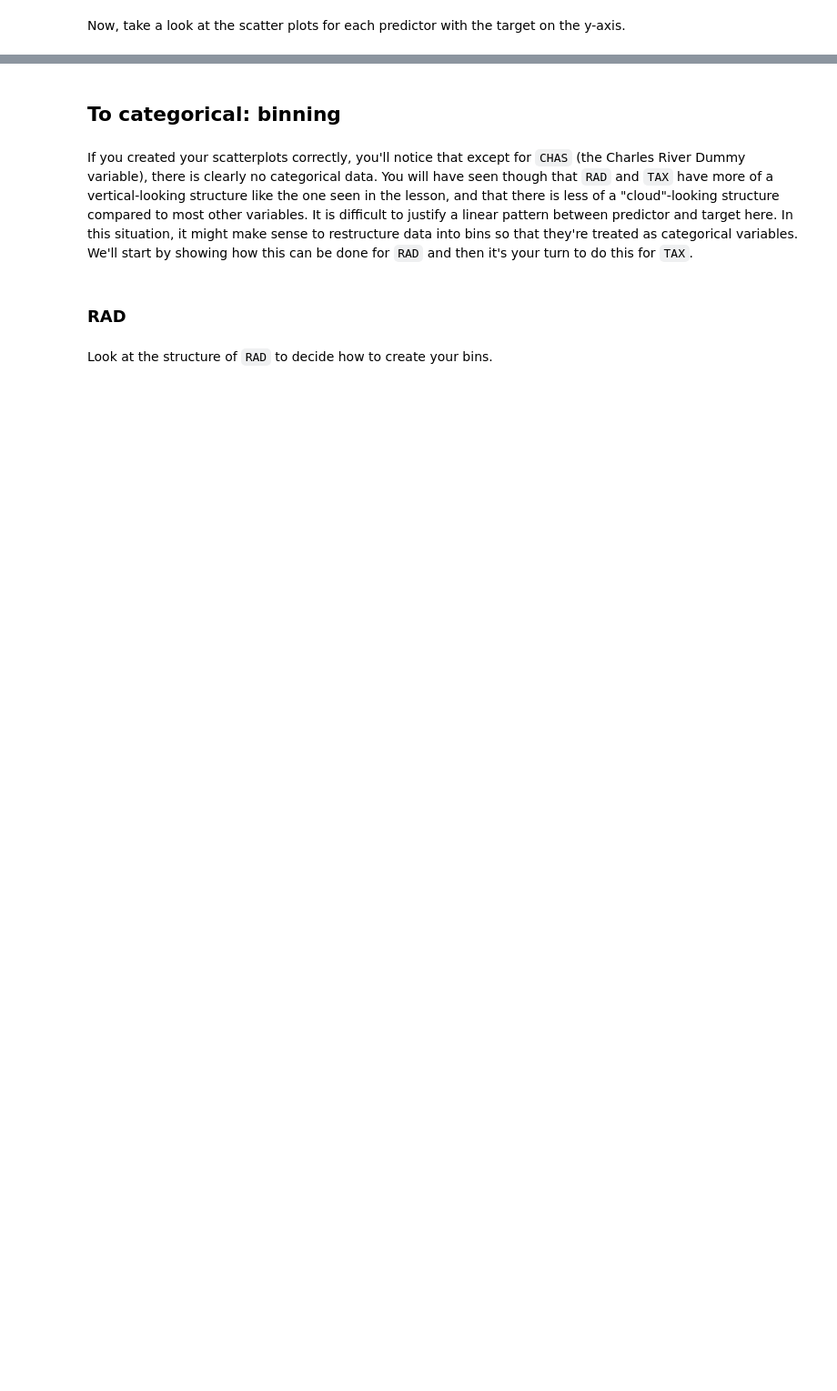
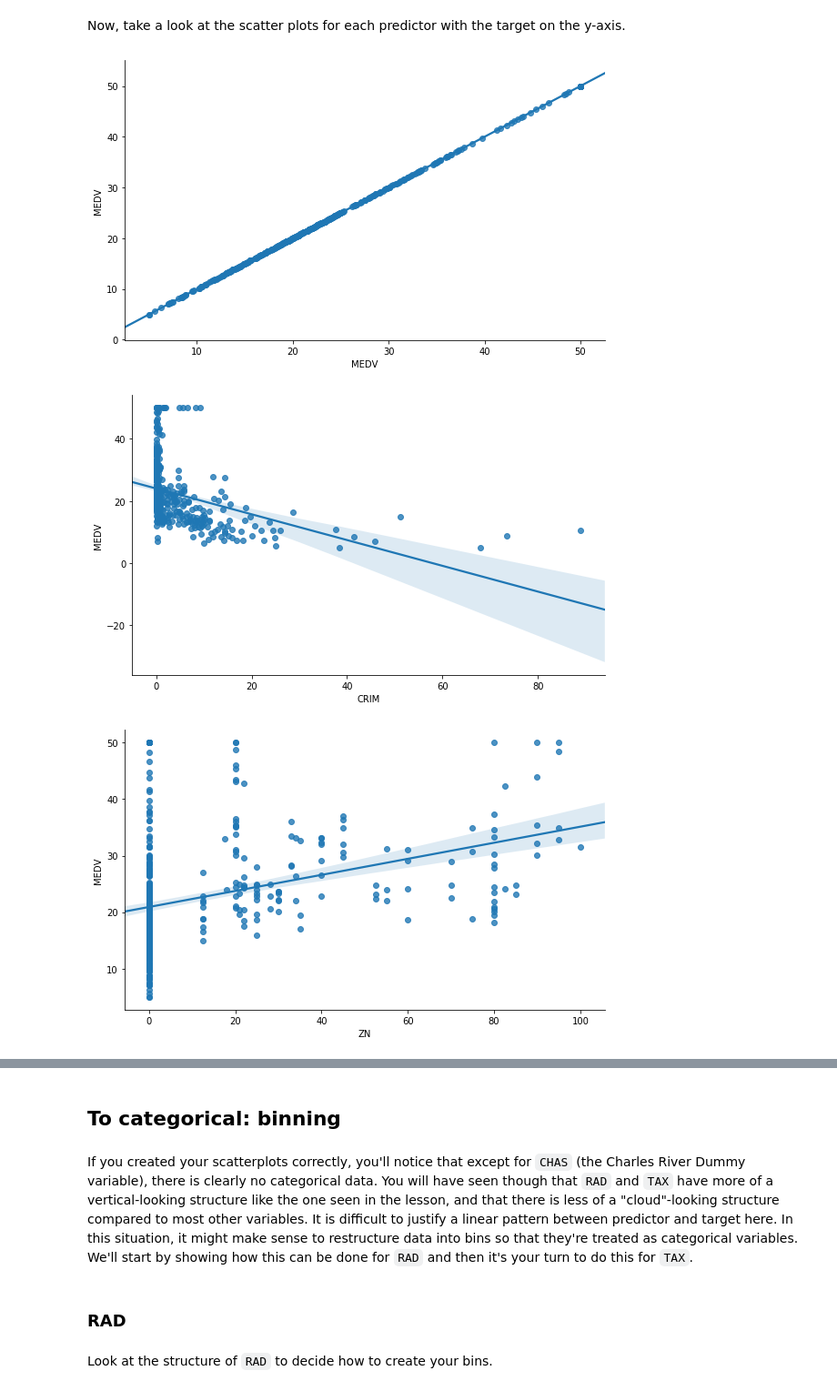
Before and after one commit to poariston/dsc-dealing-with-categorical-variables-lab-online-ds-pt-120919, a Jupyter notebook: index.ipynb, the cells around one changed output, grey strips where cells are left out. Shown at 91% size. Cells and saved outputs as stored; diff of their text form; code cells hidden in the pictures; blank space fills up the shorter version.

```diff
--- a/index.ipynb
+++ b/index.ipynb
@@ -51,8 +51,8 @@ type(boston['data']),type(boston['target']),type(boston['feature_names']),type(b
 # %% [output]
 (numpy.ndarray, numpy.ndarray, numpy.ndarray, str, str)
 # %%
-df=pd.DataFrame(boston['data'],columns=boston['feature_names'])
-df
+boston_features=pd.DataFrame(boston['data'],columns=boston['feature_names'])
+boston_features
 # %% [output]
 |  | CRIM | ZN | INDUS | CHAS | NOX | RM | AGE | DIS | RAD | TAX | PTRATIO | ... |
 | 0 | 0.00632 | 18.0 | 2.31 | 0.0 | 0.538 | 6.575 | 65.2 | 4.0900 | 1.0 | 296.0 | 15.3 | ... |
@@ -94,6 +111,6 @@ For your reference, we copied the attribute information below. Additional inform
 # %% [markdown]
 Recall that the values corresponding to the data key are the features. The target is not included. For this dataset, the target is the median value of owner-occupied homes in $1000s and the values can be accessed using the target key. Using the target key, convert the target to a separate DataFrame and set `'MEDV'` as the column name.
 # %%
-boston_target = None
-
+boston_target = pd.DataFrame(boston['target'],columns=['MEDV'])
+boston_target
 # Inspect the first few rows
@@ -107,0 +136,3 @@ boston_df.head()
+# %%
+boston_df = pd.concat([boston_target,boston_features],axis = 1,sort=False)
+boston_df.head()
@@ -116,5 +186,12 @@ Now, take a look at the scatter plots for each predictor with the target on the
 # %%
 import matplotlib.pyplot as plt
 %matplotlib inline
-
+import seaborn as sns
 # Create scatter plots
+for col in boston_df.columns:
+    sns.lmplot(x=col,y='MEDV',data=boston_df,height=5,aspect=1.62 )
+    plt.show();
+# %% [output]
+[figure, added]
+[figure, added]
+[figure, added]
```
Also changed, not shown: parts of 42 cells of this notebook.
